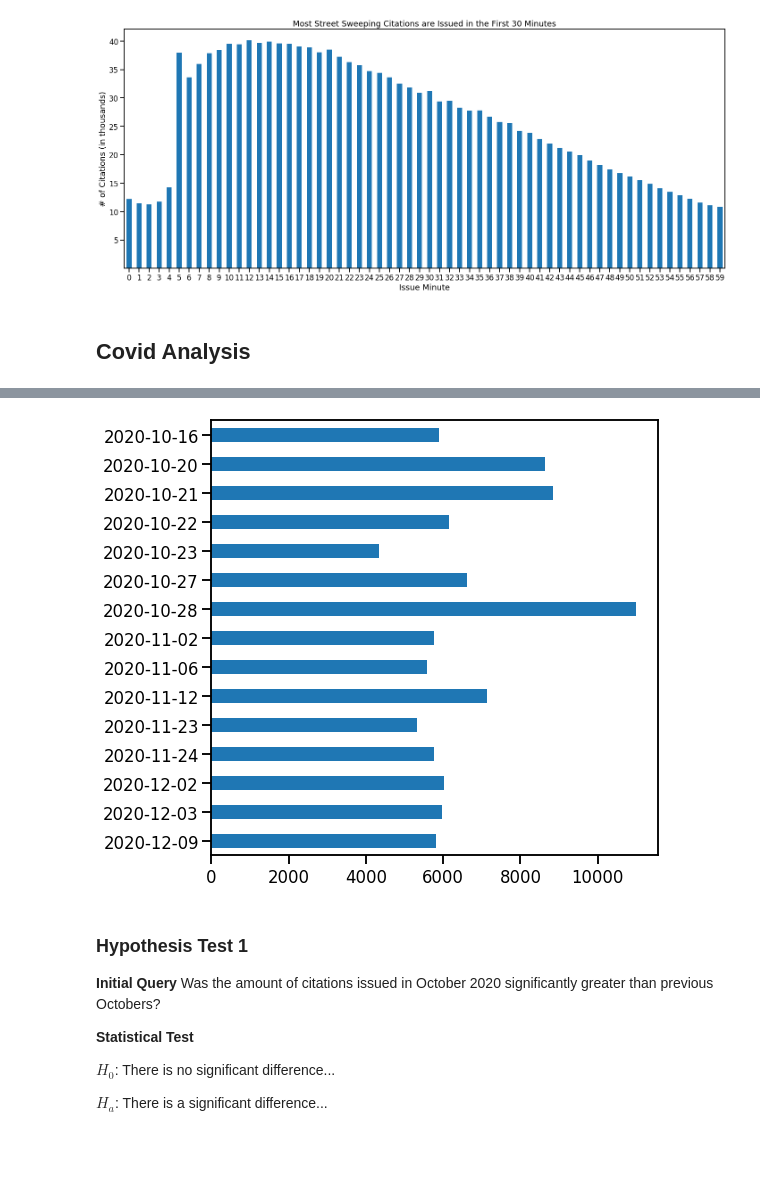
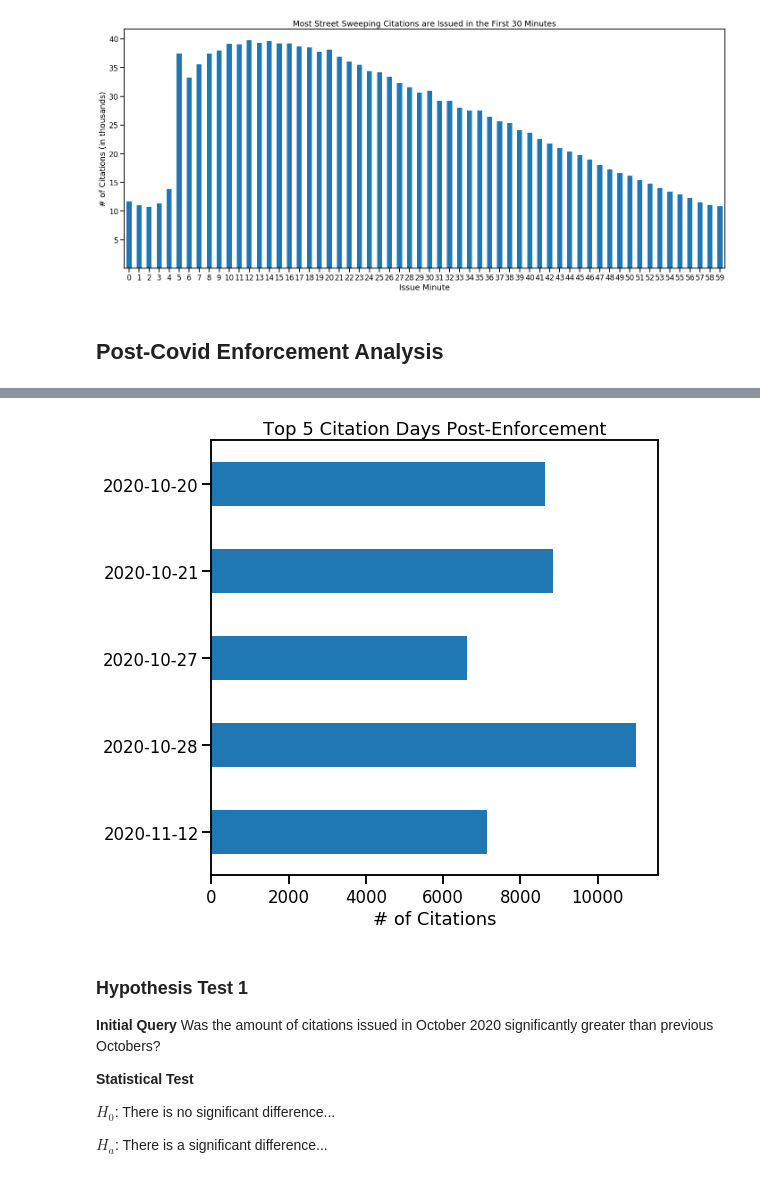
Before and after one commit to Promeos/LADOT-COVID19-enforcement, a Jupyter notebook: MVP.ipynb, the cells around one changed output, grey strips where cells are left out. Cells and saved outputs as stored; diff of their text form; code cells hidden in the pictures; blank space fills up the shorter version.

```diff
--- a/MVP.ipynb
+++ b/MVP.ipynb
@@ -162,7 +162,7 @@ plt.show()
 # %% [output]
 [figure]
 # %% [markdown]
-## Covid Analysis
+## Post-Covid Enforcement Analysis
 # %%
 df_covid = df_citations.loc[df_citations.issue_date >= '2020-10-15']
 df_covid.reset_index(drop=True, inplace=True)
@@ -176,10 +176,13 @@ df_covid.head()
 | 3 | 2020-10-15 | 09:24:00 | CA | 2021-05-01 | TOYT | PA | BK | 5024 CLEON AVE | ... |
 | 4 | 2020-10-15 | 09:44:00 | CA | 2021-02-01 | NISS | PA | GY | 1519 HAZELWOOD AVE | ... |
 # %%
-df_covid.issue_date.value_counts(ascending=False).head(15).sort_index(ascending=False).plot.barh(figsize=(8, 8))
+df_covid.issue_date.value_counts(ascending=False).head(5).sort_index(ascending=False).plot.barh(figsize=(8, 8))
+
+plt.title('Top 5 Citation Days Post-Enforcement')
+plt.xlabel('# of Citations')
 plt.show()
 # %% [output]
-[figure, old version]
+[figure, new version]
 # %% [markdown]
 ### Hypothesis Test 1
 
```
Also changed, not shown: parts of 2 cells of this notebook.
